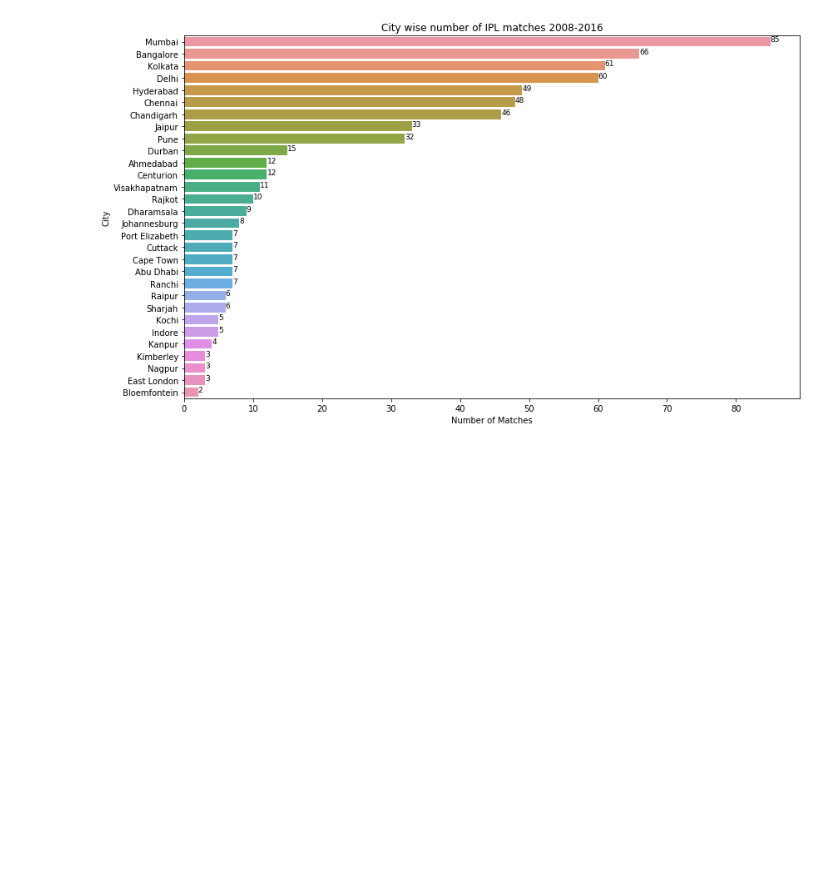
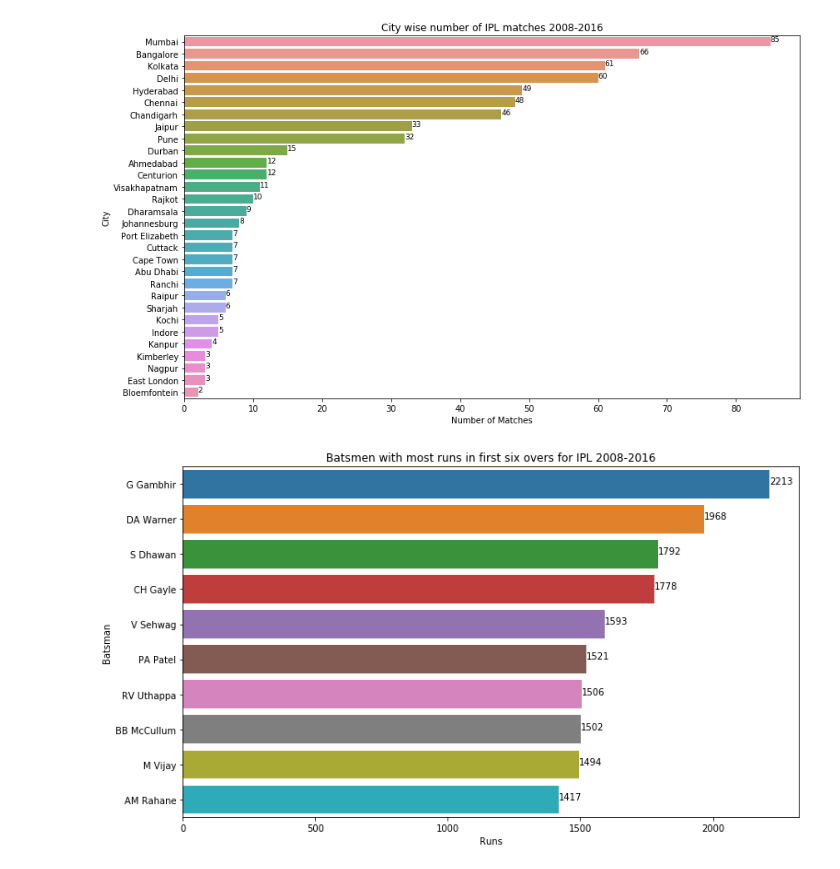
Before and after one commit to vimesh92/EDA-of-IPL-2008-16-Source-Kaggle-, a Jupyter notebook: IPL_Data_EDA.ipynb, the cells around one changed output. Cells and saved outputs as stored; diff of their text form; code cells hidden in the pictures; blank space fills up the shorter version.

```diff
--- a/IPL_Data_EDA.ipynb
+++ b/IPL_Data_EDA.ipynb
@@ -330,3 +312,16 @@ plt.tight_layout()
 plt.show()
 # %% [output]
 [figure]
+# %%
+sixov=ipl[ipl['over']<=6].groupby(by='batsman').sum()['batsman_runs'].sort_values(ascending=False).head(10)
+# %%
+plt.figure(figsize=(12,7))
+sns.barplot(sixov.values,sixov.index)
+plt.title('Batsmen with most runs in first six overs for IPL 2008-2016')
+plt.xlabel('Runs')
+plt.ylabel('Batsman')
+sixov1=sixov.reset_index()
+for i in range(0,10):
+    plt.text(sixov1.batsman_runs[i],sixov1.index[i],sixov1.batsman_runs[i])
+# %% [output]
+[figure, added]
```
Also changed, not shown: parts of 1 cell of this notebook.
